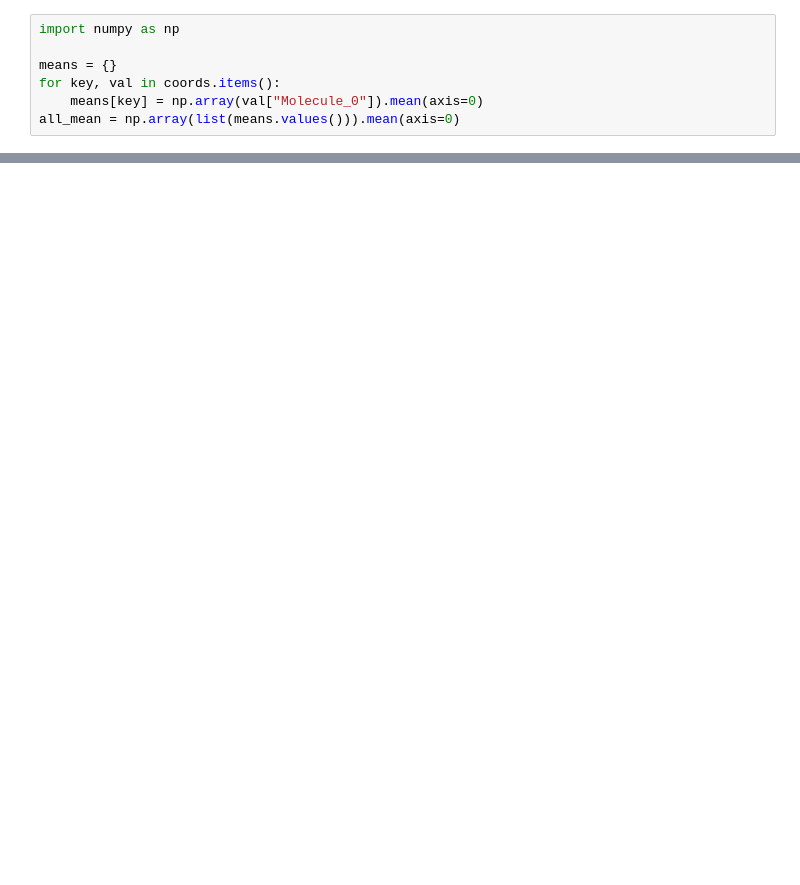
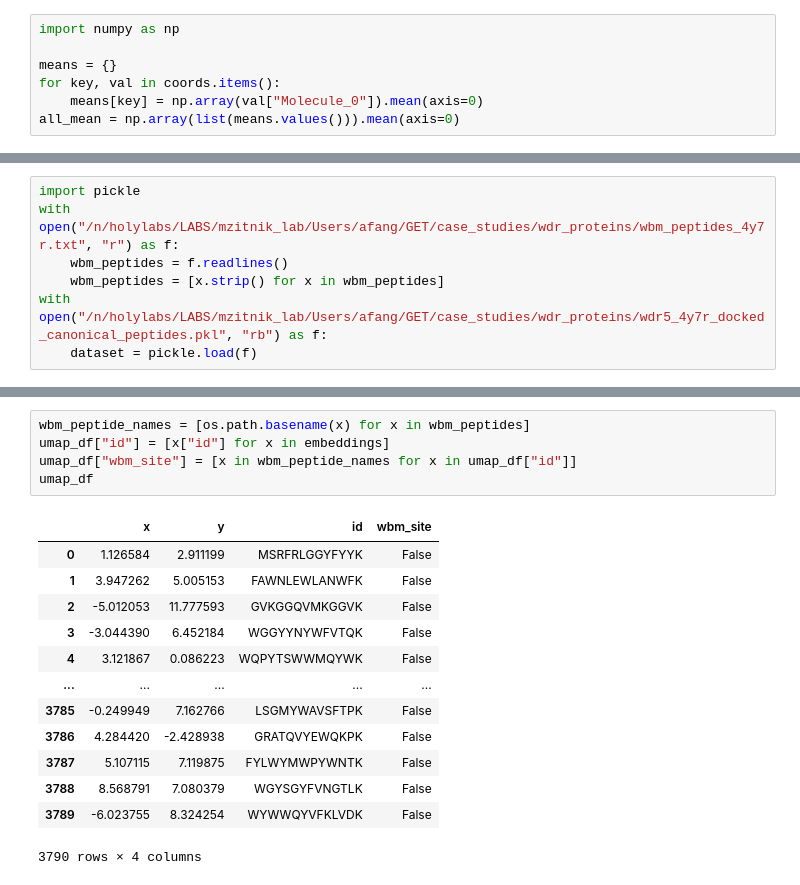
Before and after one commit to mims-harvard/ATOMICA, a Jupyter notebook: case_studies/wdr_proteins/docking_analysis.ipynb, the cells around one changed output, grey strips where cells are left out. Saved outputs shown, nothing was run; the diff lists cells and outputs as text; blank space fills up the shorter version.

```diff
--- a/case_studies/wdr_proteins/docking_analysis.ipynb
+++ b/case_studies/wdr_proteins/docking_analysis.ipynb
@@ -373,0 +432,7 @@ count
+# %%
+import pickle
+with open("/n/holylabs/LABS/mzitnik_lab/Users/afang/GET/case_studies/wdr_proteins/wbm_peptides_4y7r.txt", "r") as f:
+    wbm_peptides = f.readlines()
+    wbm_peptides = [x.strip() for x in wbm_peptides]
+with open("/n/holylabs/LABS/mzitnik_lab/Users/afang/GET/case_studies/wdr_proteins/wdr5_4y7r_docked_canonical_peptides.pkl", "rb") as f:
+    dataset = pickle.load(f)
@@ -373,0 +509,19 @@ count
+# %%
+wbm_peptide_names = [os.path.basename(x) for x in wbm_peptides]
+umap_df["id"] = [x["id"] for x in embeddings]
+umap_df["wbm_site"] = [x in wbm_peptide_names for x in umap_df["id"]]
+umap_df
+# %% [output]
+|  | x | y | id | wbm_site |
+| 0 | 1.126584 | 2.911199 | MSRFRLGGYFYYK | False |
+| 1 | 3.947262 | 5.005153 | FAWNLEWLANWFK | False |
+| 2 | -5.012053 | 11.777593 | GVKGGQVMKGGVK | False |
+| 3 | -3.044390 | 6.452184 | WGGYYNYWFVTQK | False |
+| 4 | 3.121867 | 0.086223 | WQPYTSWWMQYWK | False |
+| ... | ... | ... | ... | ... |
+| 3785 | -0.249949 | 7.162766 | LSGMYWAVSFTPK | False |
+| 3786 | 4.284420 | -2.428938 | GRATQVYEWQKPK | False |
+| 3787 | 5.107115 | 7.119875 | FYLWYMWPYWNTK | False |
+| 3788 | 8.568791 | 7.080379 | WGYSGYFVNGTLK | False |
+| 3789 | -6.023755 | 8.324254 | WYWWQYVFKLVDK | False |
+3790 rows × 4 columns
```
Also changed, not shown: parts of 26 cells of this notebook, 13 other files.
